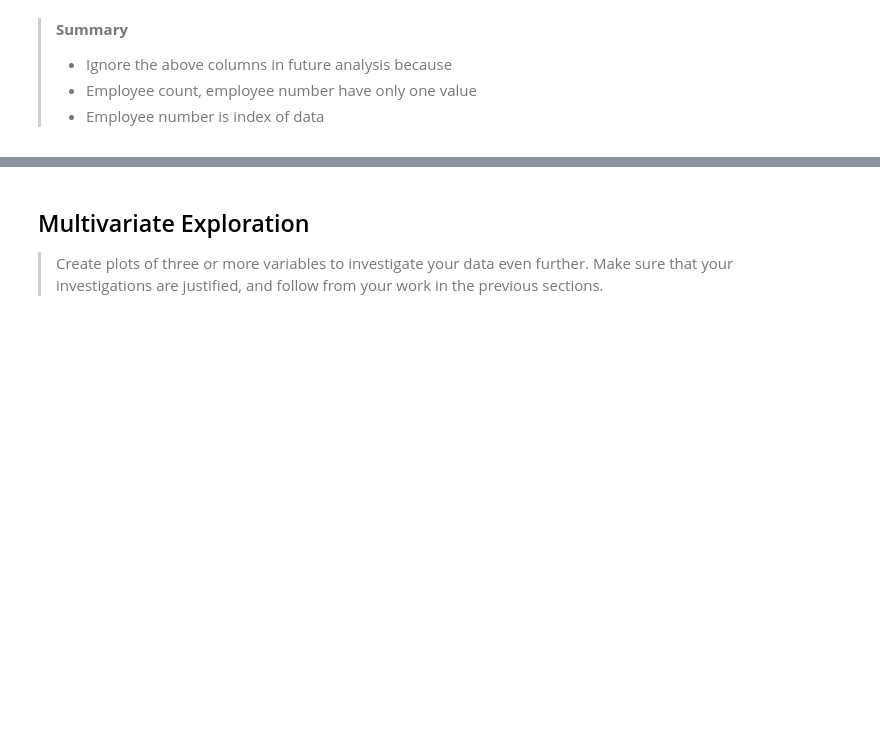
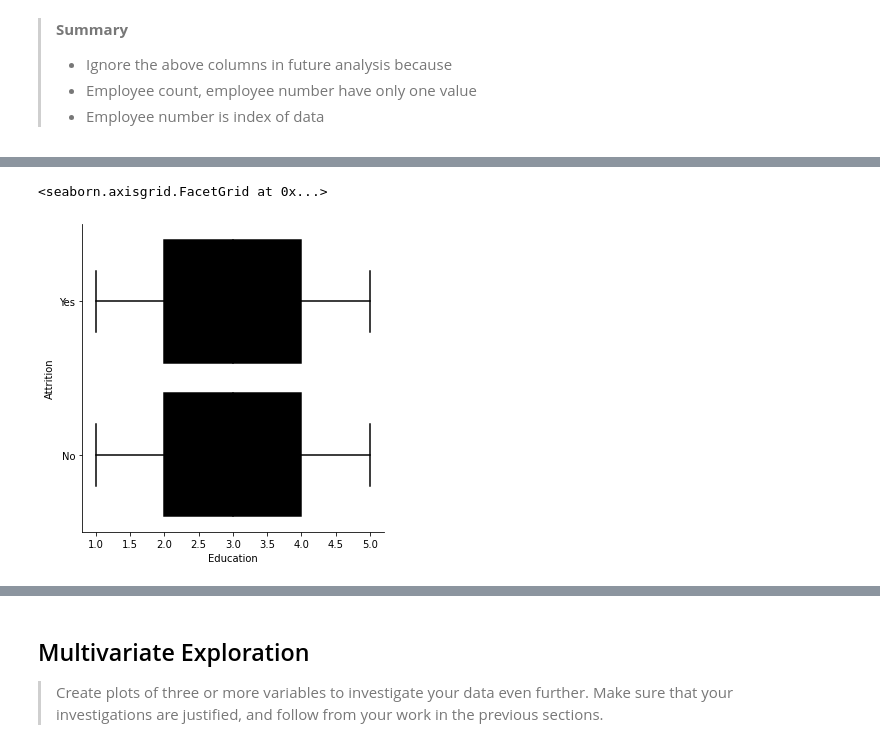
Before and after one commit to yufrances90/Communicate-Data-Findings, a Jupyter notebook: exploration.ipynb, the cells around one changed output, grey strips where cells are left out. Drawn from its saved outputs; the diff is of its cells as text; code cells hidden in the pictures; blank space fills up the shorter version.

```diff
--- a/exploration.ipynb
+++ b/exploration.ipynb
@@ -294,0 +299,5 @@ fashion in the previous section (univariate exploration).
+# %%
+sns.catplot(x="Education", y="Attrition", data=df, color='k', kind="box")
+# %% [output]
+<seaborn.axisgrid.FacetGrid at 0x...>
+[figure, added]
```
Also changed, not shown: parts of 34 cells of this notebook.
